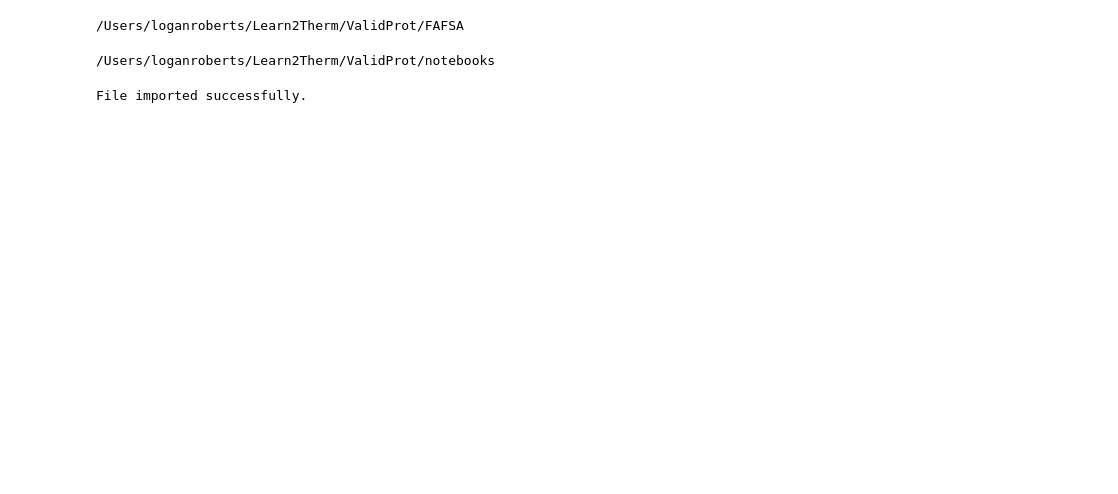
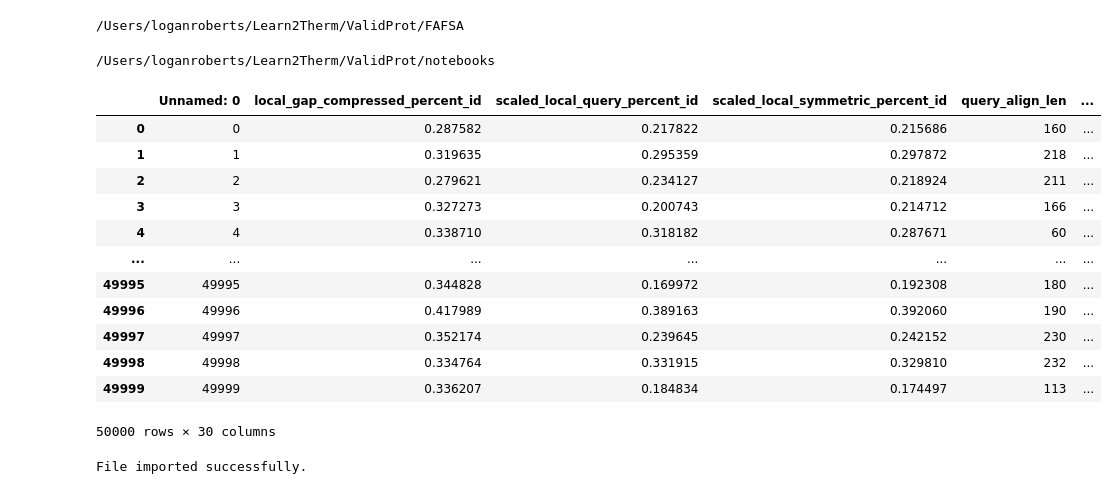
Before and after one commit to learn2therm/PairProphet, a Jupyter notebook: notebooks/iFeature_exploration.ipynb, the cells around one changed output. Drawn from its saved outputs; the diff is of its cells as text; code cells hidden in the pictures; blank space fills up the shorter version.

```diff
--- a/notebooks/iFeature_exploration.ipynb
+++ b/notebooks/iFeature_exploration.ipynb
@@ -43,3 +41,20 @@ def get_fasta_from_dataframe(dataframe, output_file:str):
         for _, row in df.iterrows():
             f.write('>{}\n{}\n'.format((row['meso_index']), row['m_protein_seq']))
     return output_file
+# %%
+get_fasta_from_dataframe(df, 'meso_50k.fasta')
+df
+# %% [output]
+|  | Unnamed: 0 | local_gap_compressed_percent_id | scaled_local_query_percent_id | scaled_local_symmetric_percent_id | query_align_len | ... |
+| 0 | 0 | 0.287582 | 0.217822 | 0.215686 | 160 | ... |
+| 1 | 1 | 0.319635 | 0.295359 | 0.297872 | 218 | ... |
+| 2 | 2 | 0.279621 | 0.234127 | 0.218924 | 211 | ... |
+| 3 | 3 | 0.327273 | 0.200743 | 0.214712 | 166 | ... |
+| 4 | 4 | 0.338710 | 0.318182 | 0.287671 | 60 | ... |
+| ... | ... | ... | ... | ... | ... | ... |
+| 49995 | 49995 | 0.344828 | 0.169972 | 0.192308 | 180 | ... |
+| 49996 | 49996 | 0.417989 | 0.389163 | 0.392060 | 190 | ... |
+| 49997 | 49997 | 0.352174 | 0.239645 | 0.242152 | 230 | ... |
+| 49998 | 49998 | 0.334764 | 0.331915 | 0.329810 | 232 | ... |
+| 49999 | 49999 | 0.336207 | 0.184834 | 0.174497 | 113 | ... |
+50000 rows × 30 columns
```
Also changed, not shown: parts of 39 cells of this notebook.
